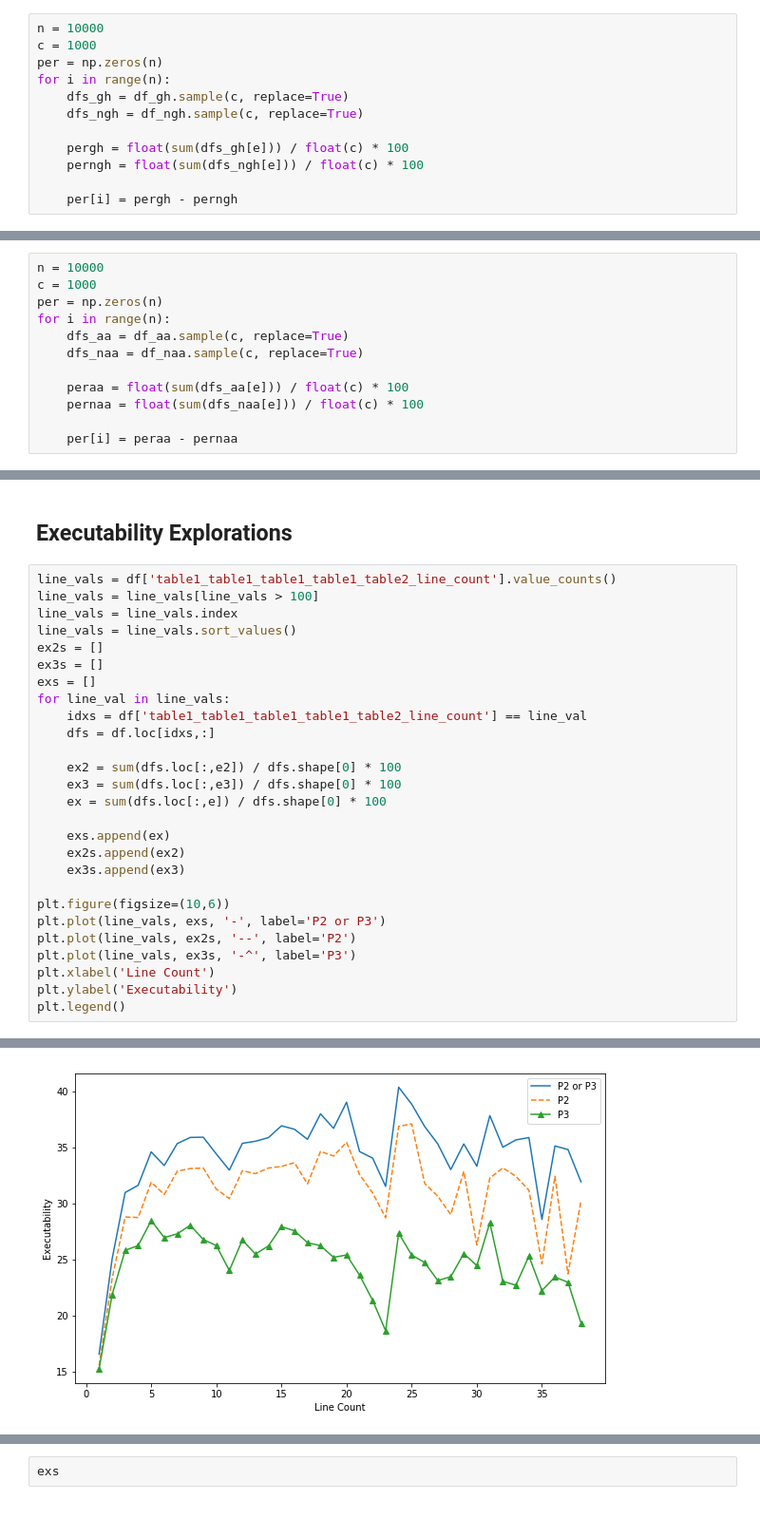
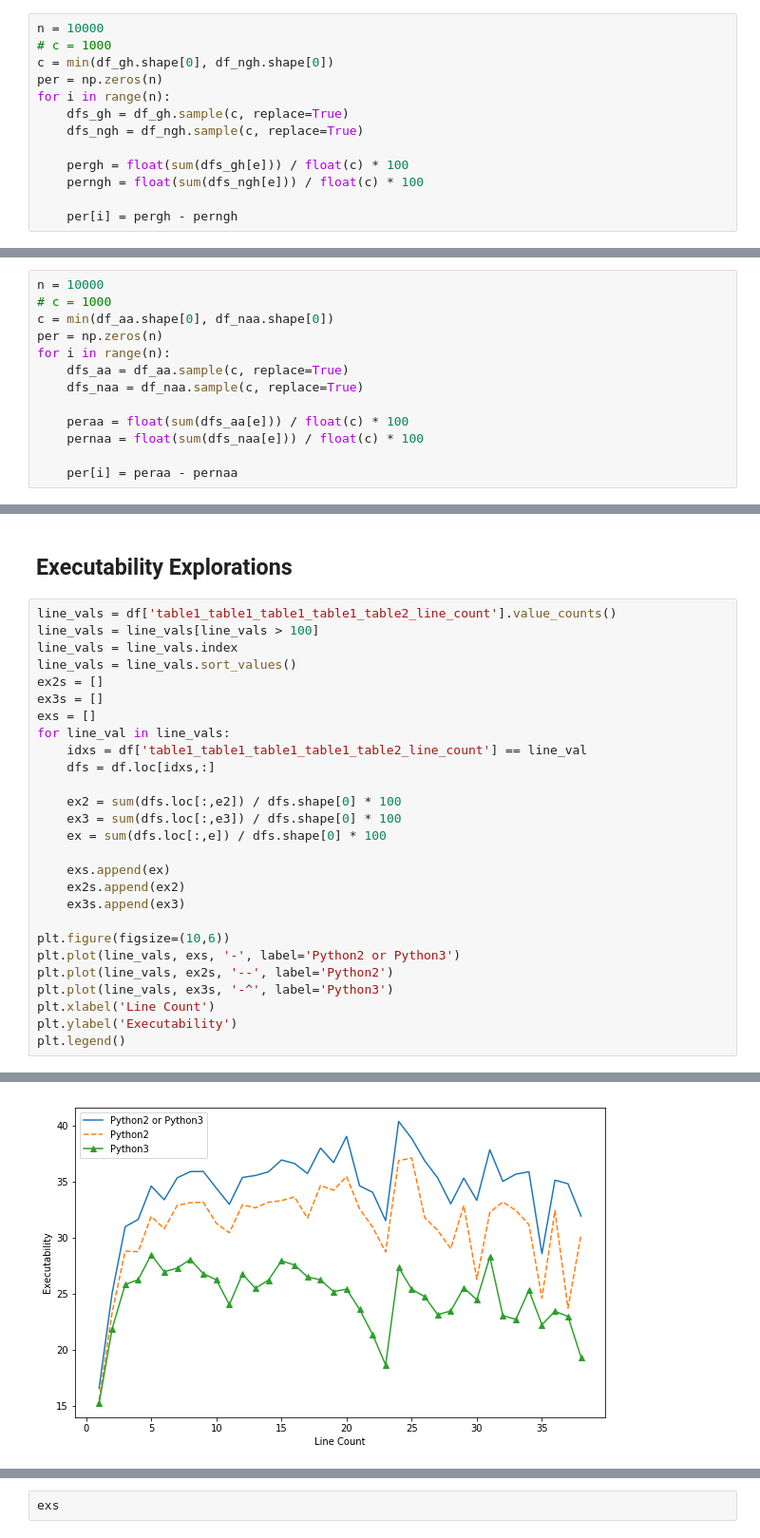
Before and after one commit to nimamahmoudi/msr2019-mining-challenge-webapp, a Jupyter notebook: data/stats2.ipynb, the cells around one changed output, grey strips where cells are left out. Shown: that part at 95% size. Drawn from its saved outputs; the diff is of its cells as text.

```diff
--- a/data/stats2.ipynb
+++ b/data/stats2.ipynb
@@ -79,7 +79,8 @@ non-GH:                 22.84%
 ## Executability of GH vs non-GH
 # %%
 n = 10000
-c = 1000
+# c = 1000
+c = min(df_gh.shape[0], df_ngh.shape[0])
 per = np.zeros(n)
 for i in range(n):
     dfs_gh = df_gh.sample(c, replace=True)
@@ -125,7 +126,8 @@ Text(0, 0.5, 'Probability Density')
 ## Executability of AA vs non-AA
 # %%
 n = 10000
-c = 1000
+# c = 1000
+c = min(df_aa.shape[0], df_naa.shape[0])
 per = np.zeros(n)
 for i in range(n):
     dfs_aa = df_aa.sample(c, replace=True)
@@ -507,32 +509,32 @@ plt.legend()
 # %%
 line_vals = df['table1_table1_table1_table1_table2_line_count'].value_counts()
 line_vals = line_vals[line_vals > 100]
 line_vals = line_vals.index
 line_vals = line_vals.sort_values()
 ex2s = []
 ex3s = []
 exs = []
 for line_val in line_vals:
     idxs = df['table1_table1_table1_table1_table2_line_count'] == line_val
     dfs = df.loc[idxs,:]
 
     ex2 = sum(dfs.loc[:,e2]) / dfs.shape[0] * 100
     ex3 = sum(dfs.loc[:,e3]) / dfs.shape[0] * 100
     ex = sum(dfs.loc[:,e]) / dfs.shape[0] * 100
 
     exs.append(ex)
     ex2s.append(ex2)
     ex3s.append(ex3)
 
 plt.figure(figsize=(10,6))
-plt.plot(line_vals, exs, '-', label='P2 or P3')
-plt.plot(line_vals, ex2s, '--', label='P2')
-plt.plot(line_vals, ex3s, '-^', label='P3')
+plt.plot(line_vals, exs, '-', label='Python2 or Python3')
+plt.plot(line_vals, ex2s, '--', label='Python2')
+plt.plot(line_vals, ex3s, '-^', label='Python3')
 plt.xlabel('Line Count')
 plt.ylabel('Executability')
 plt.legend()
 # %% [output]
 <matplotlib.legend.Legend at 0x...>
-[figure, old version]
+[figure, new version]
 # %%
 plt.figure(figsize=(10,6))
```
Also changed, not shown: parts of 12 cells of this notebook, 1 other file.
